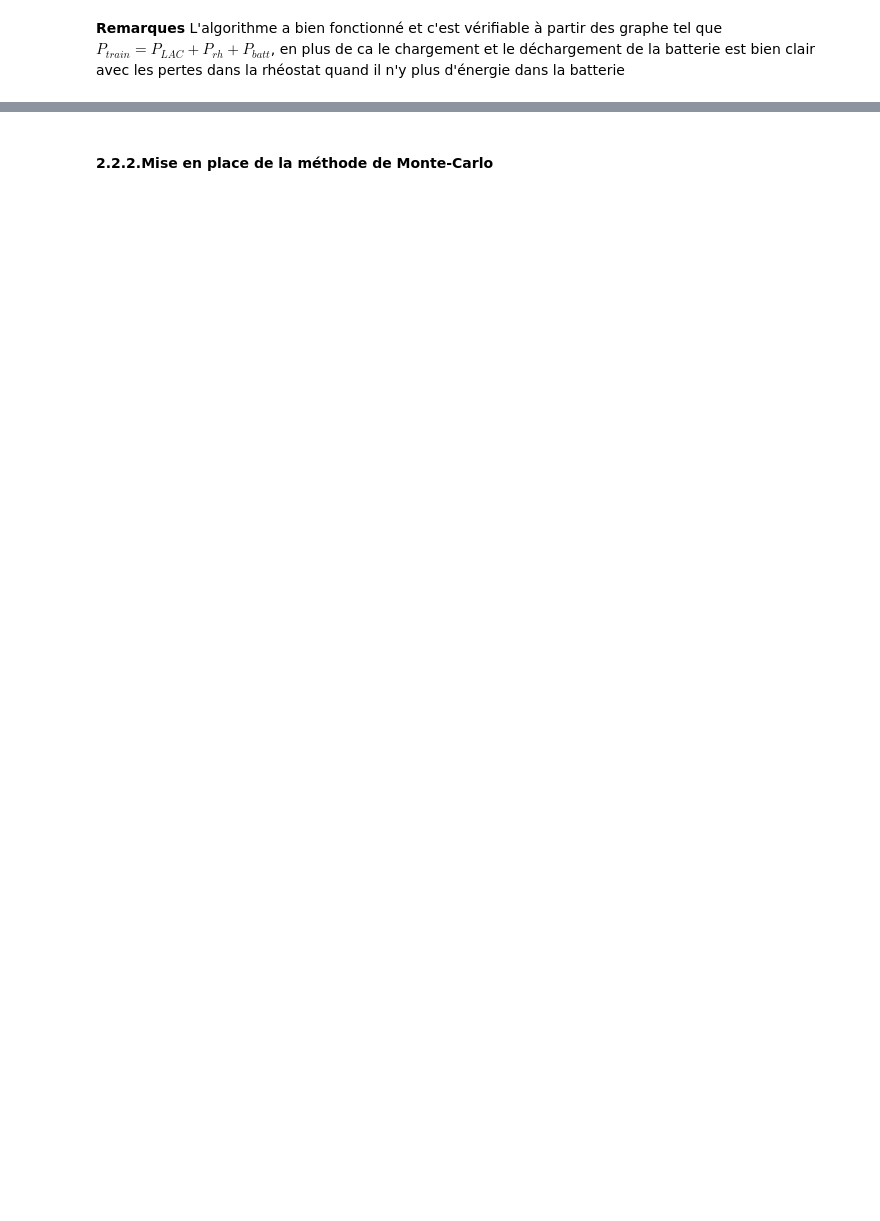
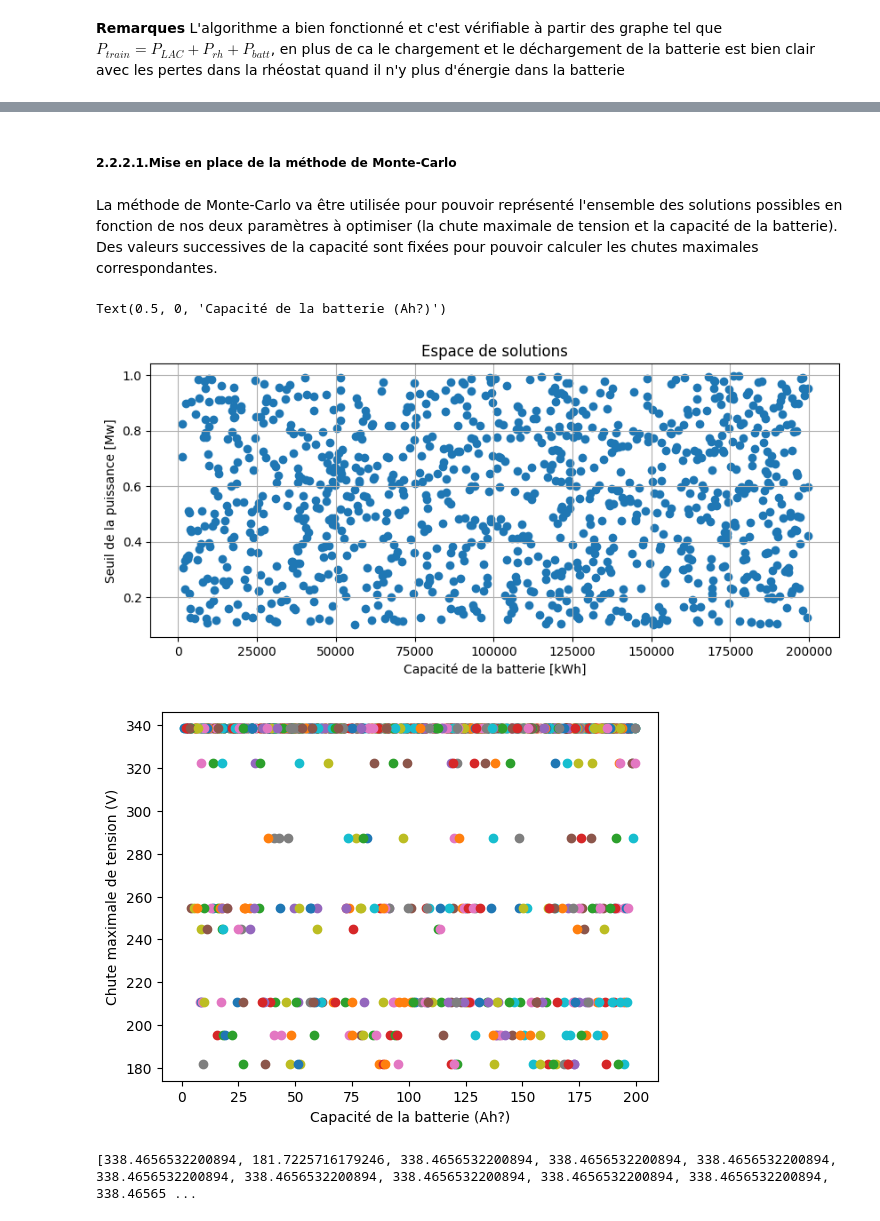
Before and after one commit to khodjawalid/Optimisation_Syst_de_Stockage_electrique_pour_Tramway_Python, a Jupyter notebook: Notebook.ipynb, the cells around one changed output, grey strips where cells are left out. Drawn from its saved outputs; the diff is of its cells as text; code cells hidden in the pictures; blank space fills up the shorter version.

Commit message:
Mise à jour Monte Carlo

```diff
--- a/Notebook.ipynb
+++ b/Notebook.ipynb
@@ -274,2 +278,39 @@ L'algorithme a bien fonctionné et c'est vérifiable à partir des graphe tel qu
 # %% [markdown]
-#### 2.2.2.Mise en place de la méthode de Monte-Carlo
+##### 2.2.2.1.Mise en place de la méthode de Monte-Carlo
+# %% [markdown]
+La méthode de Monte-Carlo va être utilisée pour pouvoir représenté l'ensemble des solutions possibles en fonction de nos deux paramètres à optimiser (la chute maximale de tension et la capacité de la batterie). Des valeurs successives de la capacité sont fixées pour pouvoir calculer les chutes maximales correspondantes.
+# %%
+#Afin d'avoir es memes valeurs aléatoire
+np.random.seed(1)
+#Echantillonnage aléatoire des solutions possible
+p_seuil = np.random.uniform(0.1e6,1e6, 1000)  # Générer 1000 valeurs aléatoires entre a et b
+batt_capa = np.random.uniform(1e6,200e6, 1000)
+chutte_sys = []
+
+
+#Affichage espace solution
+plt.figure(figsize=(10,4))
+plt.scatter(batt_capa*1e-3,p_seuil*1e-6)
+plt.title("Espace de solutions")
+plt.xlabel("Capacité de la batterie [kWh]")
+plt.ylabel("Seuil de la puissance [Mw]")
+plt.grid()
+
+
+plt.figure()
+
+for cap , s in zip(batt_capa,p_seuil):
+    chute_max = simulation_sys(cap,s , Ptrain, Etrain, temps,Vsst,Req)
+    chutte_sys.append(chute_max)
+    plt.scatter(cap*1e-6,chute_max)
+
+plt.ylabel("Chute maximale de tension (V)")
+plt.xlabel("Capacité de la batterie (Ah?)")
+# %% [output]
+Text(0.5, 0, 'Capacité de la batterie (Ah?)')
+[figure, added]
+[figure, added]
+# %%
+print(chutte_sys)
+# %% [output]
+[338.4656532200894, 181.7225716179246, 338.4656532200894, 338.4656532200894, 338.4656532200894, 338.4656532200894, 338.4656532200894, 338.4656532200894, 338.4656532200894, 338.4656532200894, 338.46565 ...
```
Also changed, not shown: parts of 2 cells of this notebook, 2 other files.
